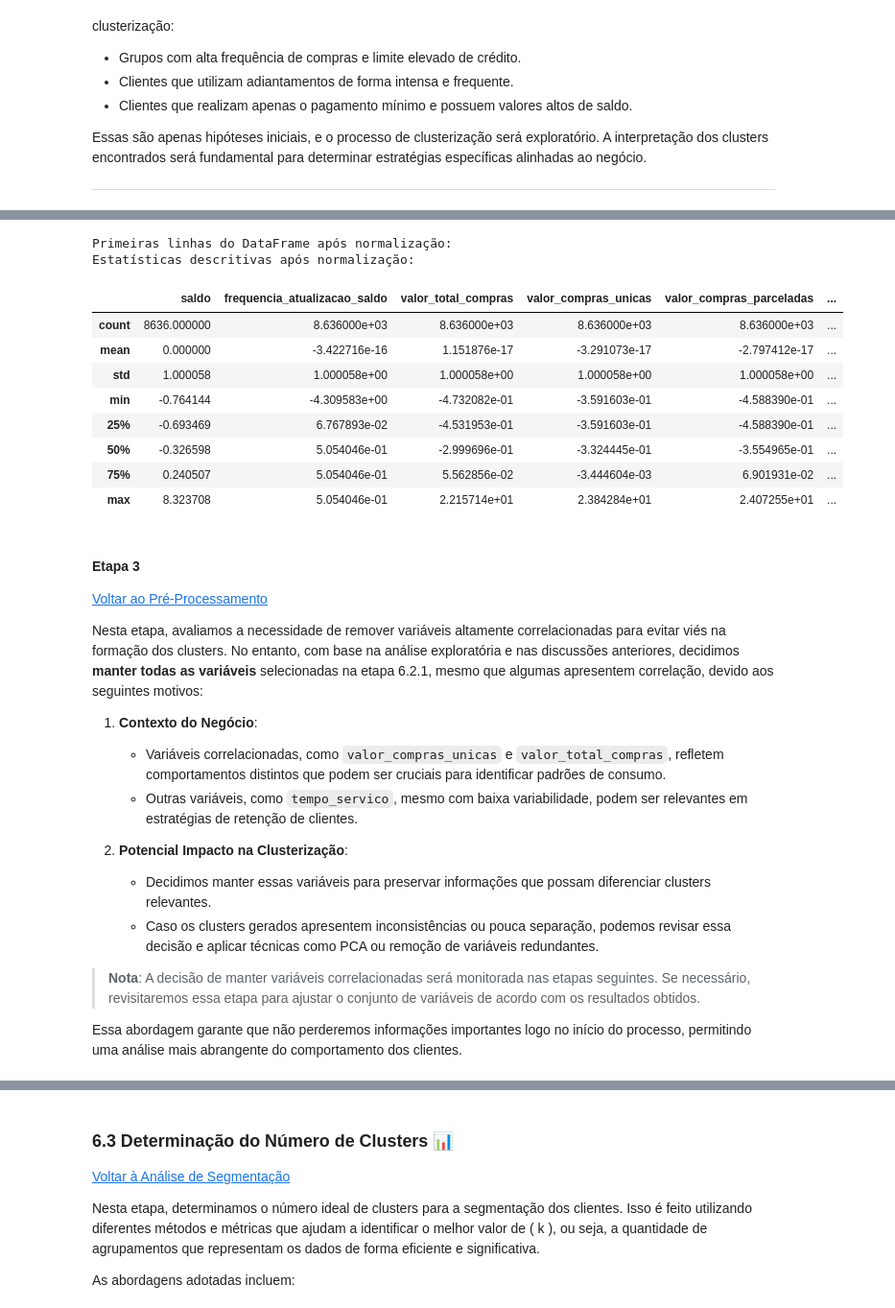
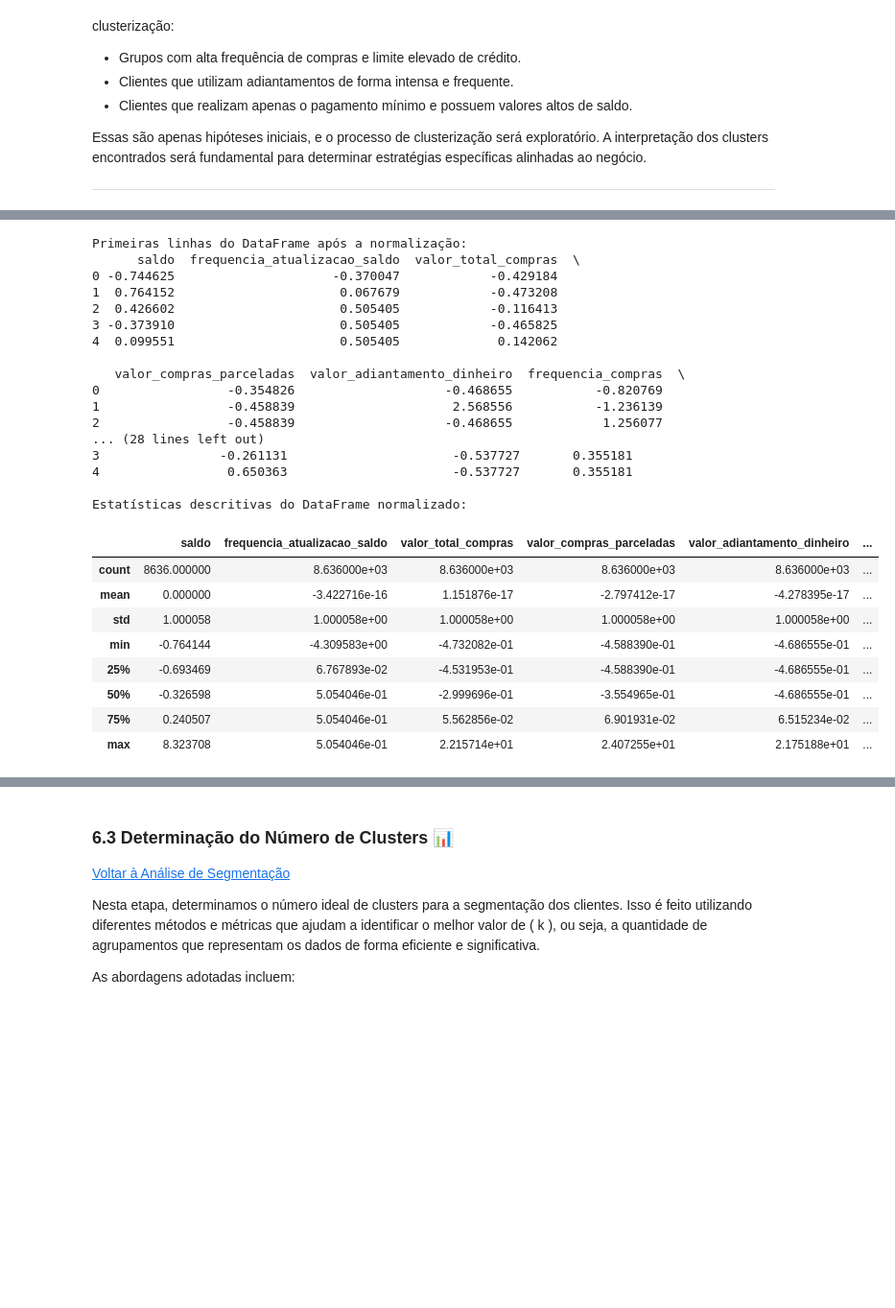
Before and after one commit to tnleite/credit-card-customer-clustering, a Jupyter notebook: 02-Analise/credit-card-customer-clustering.ipynb, the cells around one changed output, grey strips where cells are left out. Shown at 96% size. Cells and saved outputs as stored; diff of their text form; code cells hidden in the pictures; blank space fills up the shorter version.

```diff
--- a/02-Analise/credit-card-customer-clustering.ipynb
+++ b/02-Analise/credit-card-customer-clustering.ipynb
@@ -963,54 +1017,55 @@ Colunas selecionadas para clusterização: ['saldo', 'frequencia_atualizacao_sal
 # %%
 # ----------------------------------------
 # Etapa 2: Normalização dos Dados
 # ----------------------------------------
 
 # Justificativa:
-# - Normalizar os dados é essencial para garantir que todas as variáveis tenham peso igual no processo de clusterização.
-# - Variáveis com magnitudes muito diferentes (ex.: 'saldo' e 'frequencia_compras') podem distorcer os resultados.
+# - A normalização garante que todas as variáveis tenham o mesmo peso no cálculo das distâncias.
+# - Sem a normalização, variáveis com valores maiores podem dominar o processo de clusterização.
 
 # Inicializando o StandardScaler para padronizar os dados
 scaler = StandardScaler()
 
-# Aplicando a normalização apenas às variáveis numéricas selecionadas
-dados_normalizados = scaler.fit_transform(variaveis_clusterizacao)
+# Aplicando a normalização apenas às variáveis selecionadas da Etapa 1
+dados_normalizados = scaler.fit_transform(df_clusterizacao_selecionada)
 
-# Convertendo o resultado de volta para um DataFrame com as mesmas colunas originais
-df_normalizado = pd.DataFrame(dados_normalizados, columns=variaveis_clusterizacao.columns)
+# Convertendo o resultado de volta para um DataFrame com os mesmos nomes de colunas
+df_normalizado = pd.DataFrame(dados_normalizados, columns=df_clusterizacao_selecionada.columns)
 
-# Verificando as primeiras linhas do DataFrame normalizado
-print("Primeiras linhas do DataFrame após normalização:")
-df_normalizado.head()
+# Exibindo as primeiras linhas do DataFrame após a normalização
+print("Primeiras linhas do DataFrame após a normalização:")
+print(df_normalizado.head())
 
-# Verificando as estatísticas descritivas para confirmar a normalização (média próxima de 0 e desvio padrão próximo de 1)
-print("Estatísticas descritivas após normalização:")
+# Salvando o DataFrame normalizado para uso em etapas futuras
+df_pronto_clusterizacao = df_normalizado.copy()
+
+# Verificando as estatísticas descritivas para confirmar a normalização
+print("\nEstatísticas descritivas do DataFrame normalizado:")
 df_normalizado.describe()
 # %% [output]
-Primeiras linhas do DataFrame após normalização:
-Estatísticas descritivas após normalização:
+Primeiras linhas do DataFrame após a normalização:
+      saldo  frequencia_atualizacao_saldo  valor_total_compras  \
+0 -0.744625                     -0.370047            -0.429184
+1  0.764152                      0.067679            -0.473208
+2  0.426602                      0.505405            -0.116413
+3 -0.373910                      0.505405            -0.465825
+4  0.099551                      0.505405             0.142062
+
+   valor_compras_parceladas  valor_adiantamento_dinheiro  frequencia_compras  \
+0                 -0.354826                    -0.468655           -0.820769
+1                 -0.458839                     2.568556           -1.236139
+2                 -0.458839                    -0.468655            1.256077
+... (28 lines left out)
+3                -0.261131                      -0.537727       0.355181
+4                 0.650363                      -0.537727       0.355181
+
+Estatísticas descritivas do DataFrame normalizado:
-|  | saldo | frequencia_atualizacao_saldo | valor_total_compras | valor_compras_unicas | valor_compras_parceladas | ... |
+|  | saldo | frequencia_atualizacao_saldo | valor_total_compras | valor_compras_parceladas | valor_adiantamento_dinheiro | ... |
 | count | 8636.000000 | 8.636000e+03 | 8.636000e+03 | 8.636000e+03 | 8.636000e+03 | ... |
-| mean | 0.000000 | -3.422716e-16 | 1.151876e-17 | -3.291073e-17 | -2.797412e-17 | ... |
+| mean | 0.000000 | -3.422716e-16 | 1.151876e-17 | -2.797412e-17 | -4.278395e-17 | ... |
 | std | 1.000058 | 1.000058e+00 | 1.000058e+00 | 1.000058e+00 | 1.000058e+00 | ... |
-| min | -0.764144 | -4.309583e+00 | -4.732082e-01 | -3.591603e-01 | -4.588390e-01 | ... |
-| 25% | -0.693469 | 6.767893e-02 | -4.531953e-01 | -3.591603e-01 | -4.588390e-01 | ... |
-| 50% | -0.326598 | 5.054046e-01 | -2.999696e-01 | -3.324445e-01 | -3.554965e-01 | ... |
-| 75% | 0.240507 | 5.054046e-01 | 5.562856e-02 | -3.444604e-03 | 6.901931e-02 | ... |
-| max | 8.323708 | 5.054046e-01 | 2.215714e+01 | 2.384284e+01 | 2.407255e+01 | ... |
+| min | -0.764144 | -4.309583e+00 | -4.732082e-01 | -4.588390e-01 | -4.686555e-01 | ... |
+| 25% | -0.693469 | 6.767893e-02 | -4.531953e-01 | -4.588390e-01 | -4.686555e-01 | ... |
+| 50% | -0.326598 | 5.054046e-01 | -2.999696e-01 | -3.554965e-01 | -4.686555e-01 | ... |
+| 75% | 0.240507 | 5.054046e-01 | 5.562856e-02 | 6.901931e-02 | 6.515234e-02 | ... |
+| max | 8.323708 | 5.054046e-01 | 2.215714e+01 | 2.407255e+01 | 2.175188e+01 | ... |
-# %% [markdown]
-#### Etapa 3
-[Voltar ao Pré-Processamento](#6.2-pré-processamento-para-clusterização)
-
-Nesta etapa, avaliamos a necessidade de remover variáveis altamente correlacionadas para evitar viés na formação dos clusters. No entanto, com base na análise exploratória e nas discussões anteriores, decidimos **manter todas as variáveis** selecionadas na etapa 6.2.1, mesmo que algumas apresentem correlação, devido aos seguintes motivos:
-
-1. **Contexto do Negócio**:
-   - Variáveis correlacionadas, como `valor_compras_unicas` e `valor_total_compras`, refletem comportamentos distintos que podem ser cruciais para identificar padrões de consumo.
-   - Outras variáveis, como `tempo_servico`, mesmo com baixa variabilidade, podem ser relevantes em estratégias de retenção de clientes.
-
-2. **Potencial Impacto na Clusterização**:
-   - Decidimos manter essas variáveis para preservar informações que possam diferenciar clusters relevantes.
-   - Caso os clusters gerados apresentem inconsistências ou pouca separação, podemos revisar essa decisão e aplicar técnicas como PCA ou remoção de variáveis redundantes.
-
-> **Nota**: A decisão de manter variáveis correlacionadas será monitorada nas etapas seguintes. Se necessário, revisitaremos essa etapa para ajustar o conjunto de variáveis de acordo com os resultados obtidos.
-
-Essa abordagem garante que não perderemos informações importantes logo no início do processo, permitindo uma análise mais abrangente do comportamento dos clientes.
```
Also changed, not shown: parts of 22 cells of this notebook.
